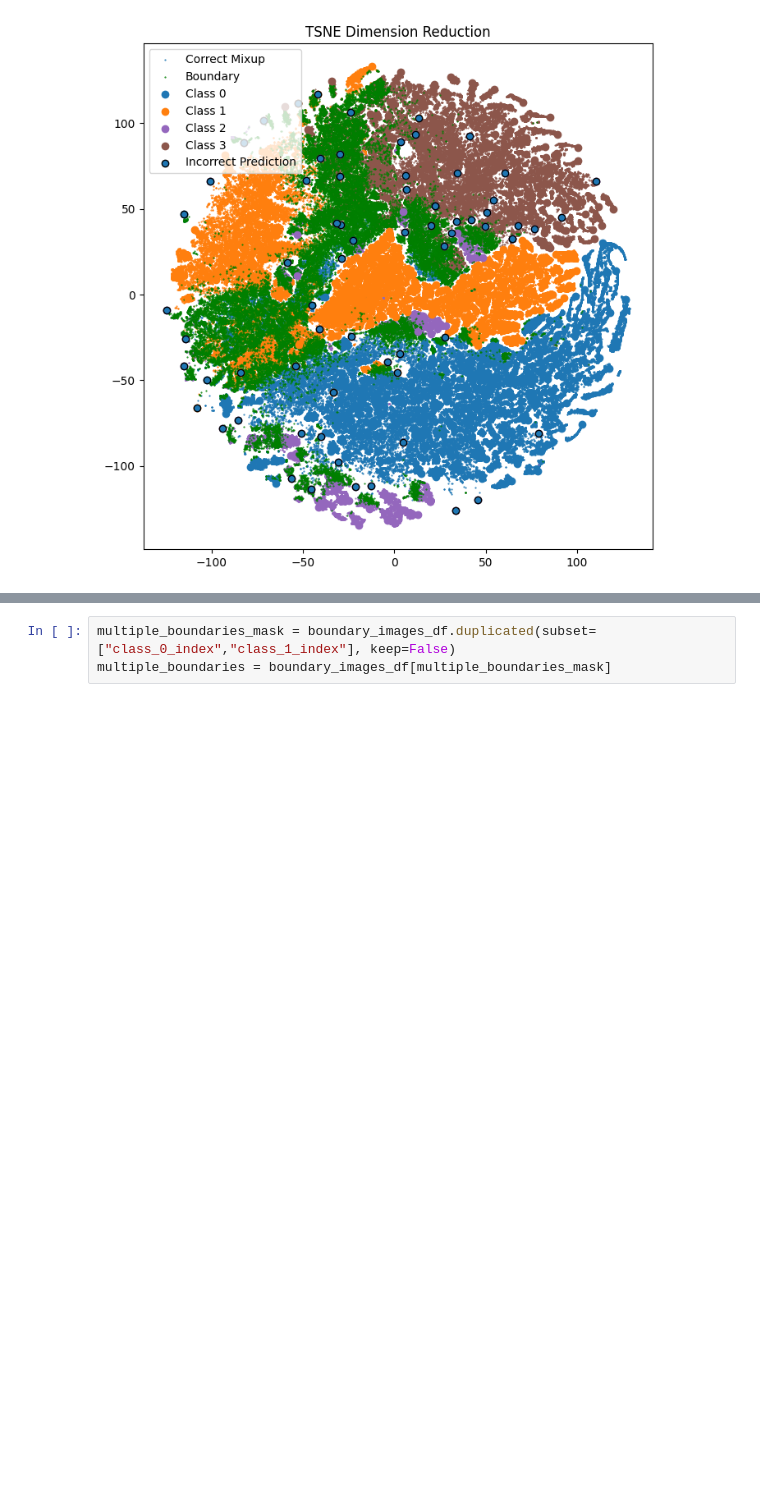
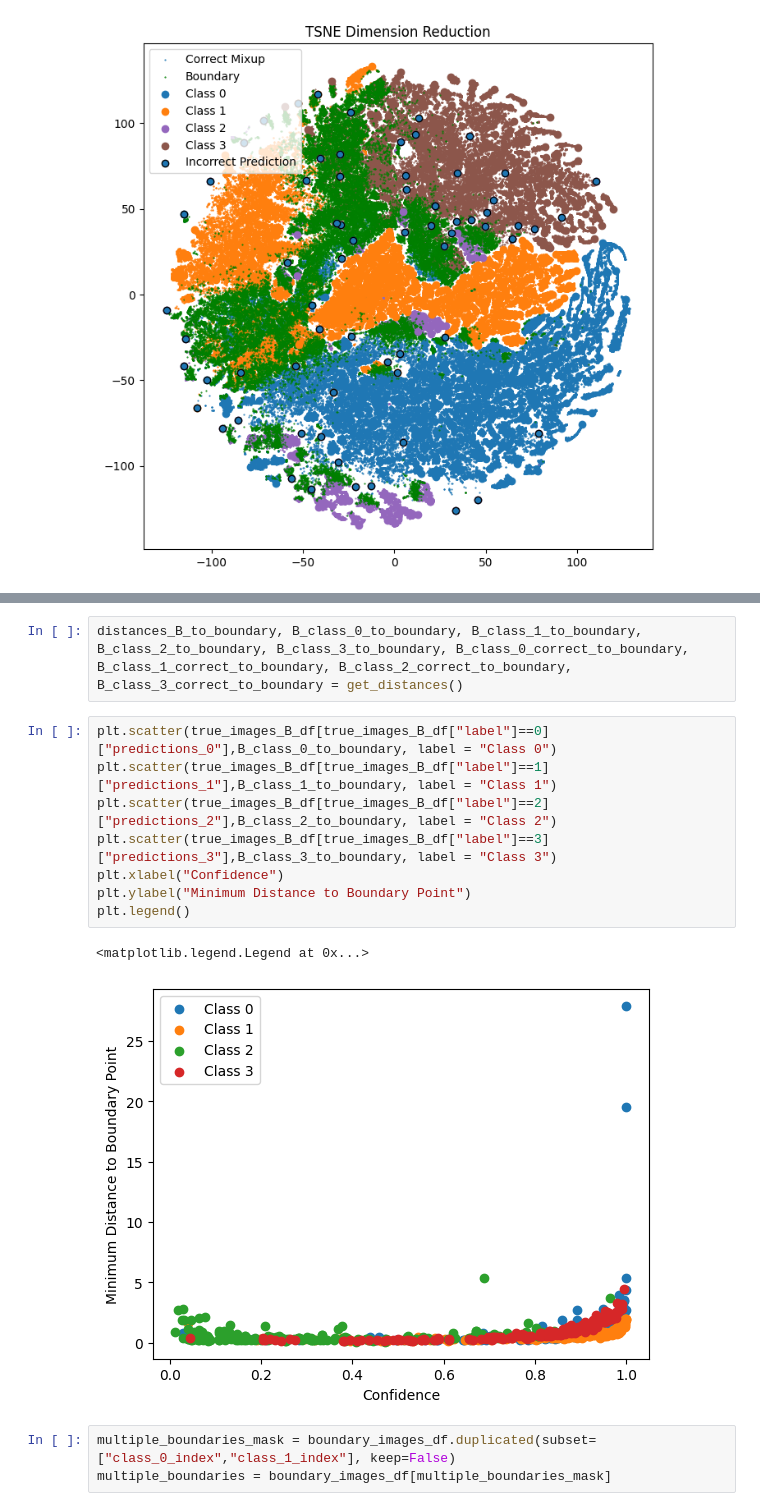
Before and after one commit to willpoulett/MUBA_MedMNIST, a Jupyter notebook: 2D_multiclass/advance_models/muba_analysis.ipynb, the cells around one changed output, grey strips where cells are left out. Drawn from its saved outputs; the diff is of its cells as text; blank space fills up the shorter version.

```diff
--- a/2D_multiclass/advance_models/muba_analysis.ipynb
+++ b/2D_multiclass/advance_models/muba_analysis.ipynb
@@ -383,3 +496,16 @@ ax.legend()
+# %%
+distances_B_to_boundary, B_class_0_to_boundary, B_class_1_to_boundary, B_class_2_to_boundary, B_class_3_to_boundary, B_class_0_correct_to_boundary, B_class_1_correct_to_boundary, B_class_2_correct_to_boundary, B_class_3_correct_to_boundary = get_distances()
+# %%
+plt.scatter(true_images_B_df[true_images_B_df["label"]==0]["predictions_0"],B_class_0_to_boundary, label = "Class 0")
+plt.scatter(true_images_B_df[true_images_B_df["label"]==1]["predictions_1"],B_class_1_to_boundary, label = "Class 1")
+plt.scatter(true_images_B_df[true_images_B_df["label"]==2]["predictions_2"],B_class_2_to_boundary, label = "Class 2")
+plt.scatter(true_images_B_df[true_images_B_df["label"]==3]["predictions_3"],B_class_3_to_boundary, label = "Class 3")
+plt.xlabel("Confidence")
+plt.ylabel("Minimum Distance to Boundary Point")
+plt.legend()
+# %% [output]
+<matplotlib.legend.Legend at 0x...>
+[figure, added]
 # %%
 multiple_boundaries_mask = boundary_images_df.duplicated(subset=["class_0_index","class_1_index"], keep=False)
 multiple_boundaries = boundary_images_df[multiple_boundaries_mask]
```
Also changed, not shown: parts of 1 cell of this notebook, 11 other files.
